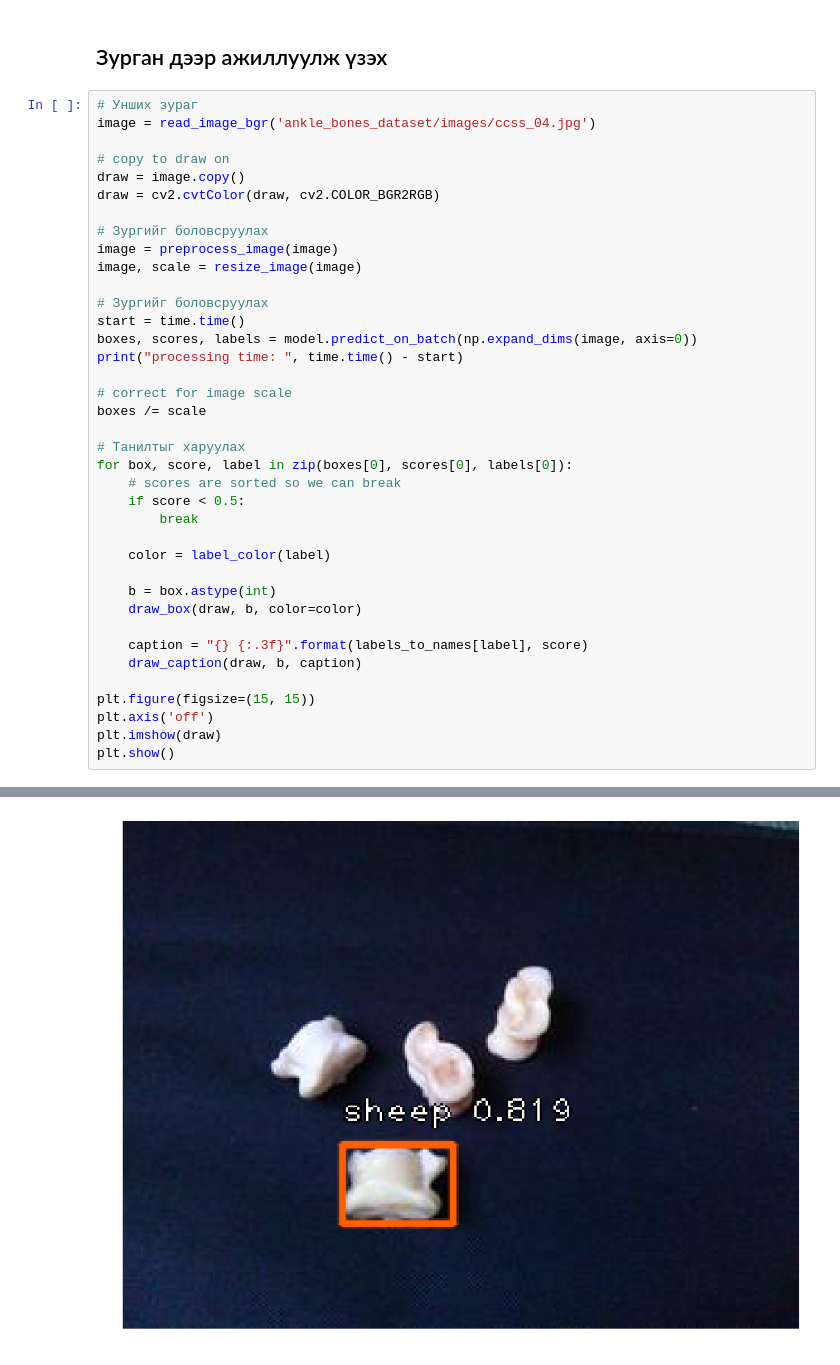
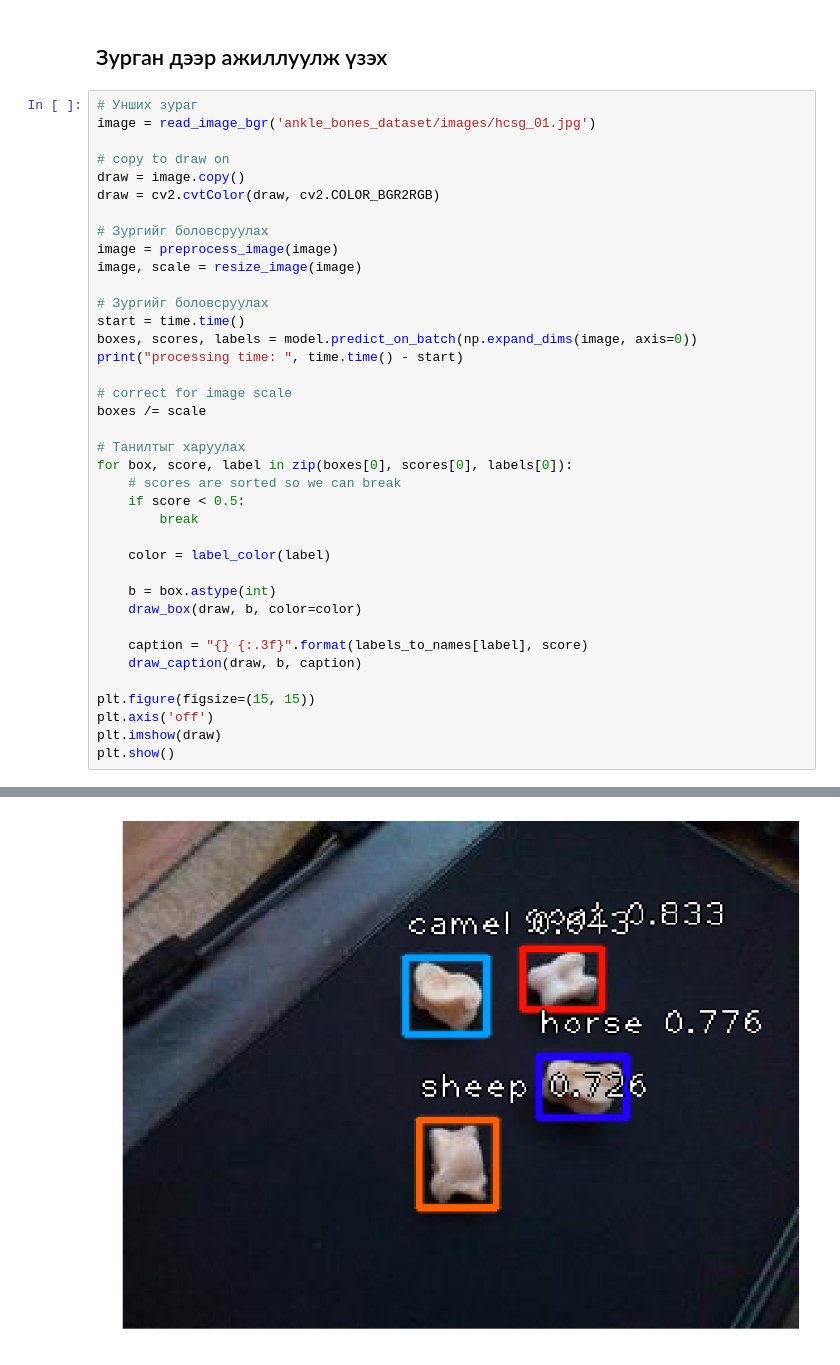
Before and after one commit to bilguun0203/ankle-bone-recognition, a Jupyter notebook: abr_test.ipynb, the cells around one changed output, grey strips where cells are left out. Saved outputs shown, nothing was run; the diff lists cells and outputs as text.

```diff
--- a/abr_test.ipynb
+++ b/abr_test.ipynb
@@ -56,7 +56,7 @@ labels_to_names = {0: 'horse', 1: 'camel', 2: 'sheep', 3: 'goat'}
 ## Зурган дээр ажиллуулж үзэх
 # %%
 # Унших зураг
-image = read_image_bgr('ankle_bones_dataset/images/ccss_04.jpg')
+image = read_image_bgr('ankle_bones_dataset/images/hcsg_01.jpg')
 
 # copy to draw on
 draw = image.copy()
@@ -97 +97 @@ processing time:  0.3428623676300049
-[figure, old version]
+[figure, new version]
```
Also changed, not shown: parts of 2 cells of this notebook, 1 other file.
